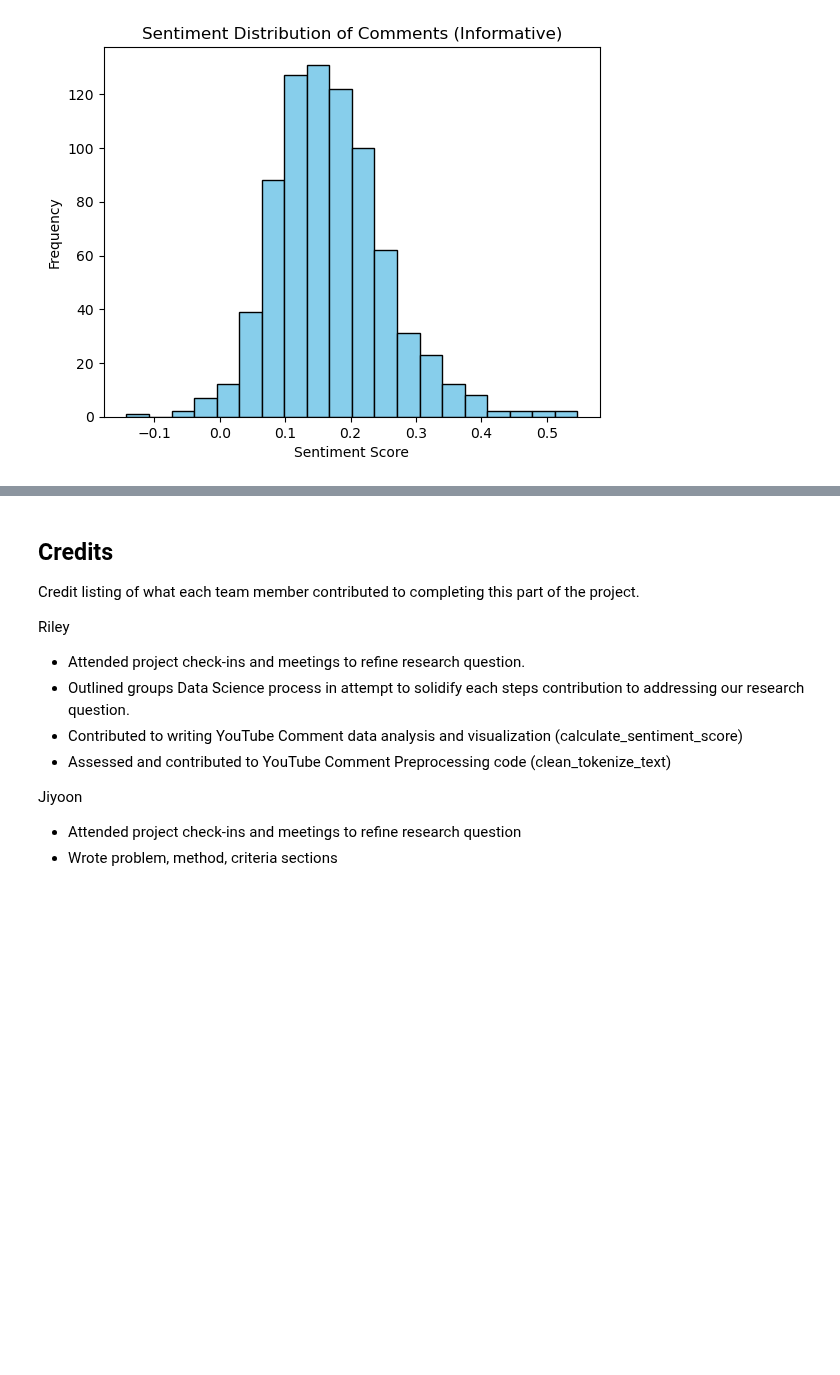
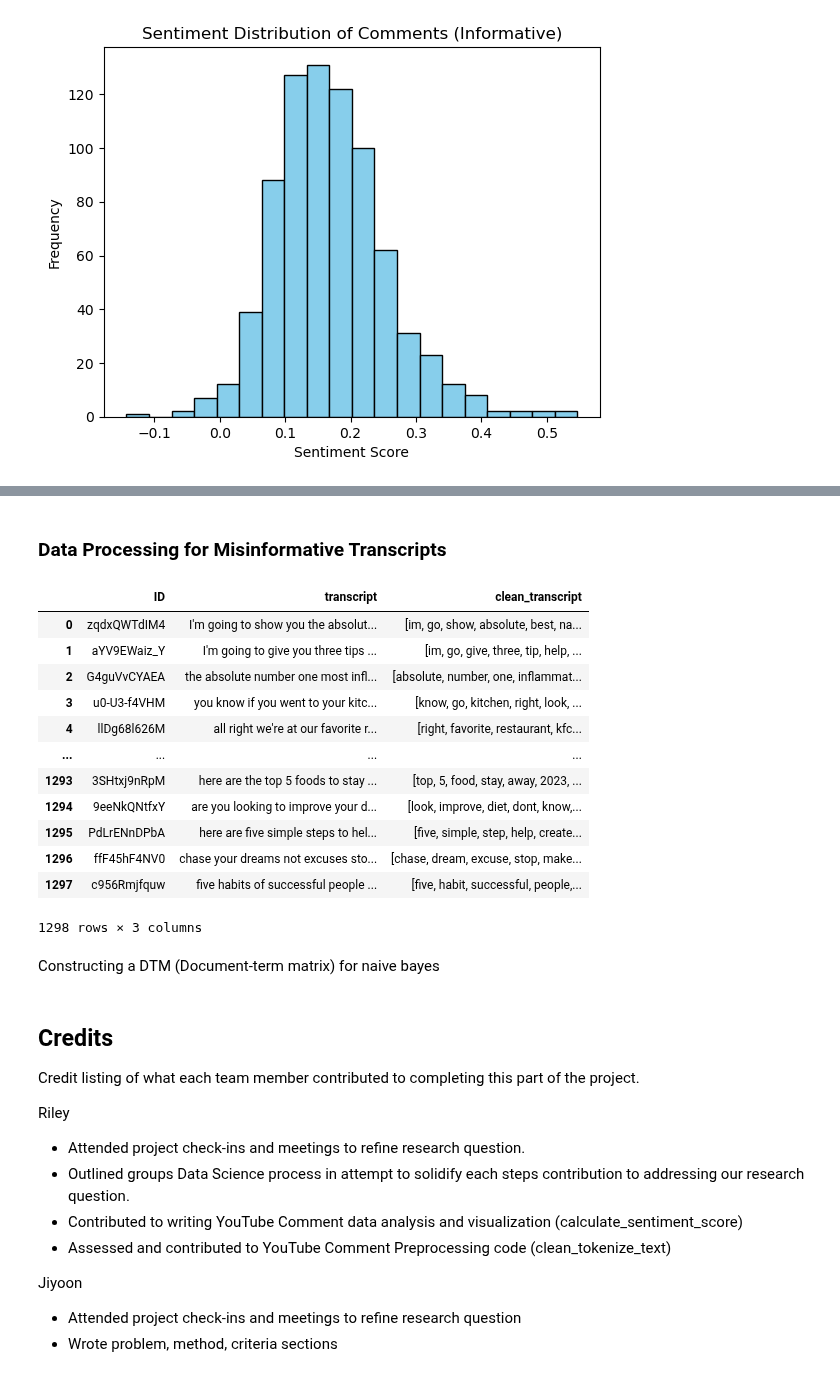
Before and after one commit to rileybaerg/TruthTube, a Jupyter notebook: TruthTubePracticumColab.ipynb, the cells around one changed output, grey strips where cells are left out. Saved outputs shown, nothing was run; the diff lists cells and outputs as text; code cells hidden in the pictures; blank space fills up the shorter version.

```diff
--- a/TruthTubePracticumColab.ipynb
+++ b/TruthTubePracticumColab.ipynb
@@ -601,0 +621,3 @@ plt.show()
+# %%
+mistranscripts_df = pd.read_csv('all_mis_transcripts.csv', delimiter=",")
+mistranscripts_df
@@ -601,0 +638,37 @@ plt.show()
+# %%
+# drop Unnamed: 0 column
+mistranscripts_df.drop(columns=['Unnamed: 0'], inplace=True)
+
+# Create an Id column
+ids = []
+# Iterate over the rows of the DataFrame
+for i, row in mistranscripts_df.iterrows():
+    # Check if the row index is even and if the row has at least one element
+    if i % 2 == 0 and len(row) > 0:
+        # Split the first element of the row by ': ' and get the second part if it exists
+        id_value = row[0].split(': ')[1] if ': ' in row[0] else None
+        # Append the ID to the list
+        ids.append(id_value)
+    else:
+        # Append None if ID is not present in the row or if it's an odd-numbered row
+        ids.append(None)
+
+# Create a new column with the extracted ID values
+mistranscripts_df['ID'] = ids
+
+# fill odd-numbered rows with ids
+mistranscripts_df['ID'] = mistranscripts_df['ID'].fillna(method='ffill')
+
+# Delete even-numbered rows
+mistranscripts_df = mistranscripts_df[~(mistranscripts_df.index % 2 == 0)]
+
+#  Reset the index to make it consecutive
+mistranscripts_df.reset_index(drop=True, inplace=True)
+
+# Rename the column named '0' to 'transcripts'
+mistranscripts_df.rename(columns={'0': 'transcript'}, inplace=True)
+
+#reorder columns
+mistranscripts_df = mistranscripts_df[['ID', 'transcript']]
+
+mistranscripts_df
@@ -601,0 +695,22 @@ plt.show()
+# %% [markdown]
+### Data Processing for Misinformative Transcripts
+# %%
+# used comments preprocessing method
+mistranscripts_df['clean_transcript'] = mistranscripts_df['transcript'].apply(clean_tokenize_text)
+mistranscripts_df
+# %% [output]
+|  | ID | transcript | clean_transcript |
+| 0 | zqdxQWTdIM4 | I'm going to show you the absolut... | [im, go, show, absolute, best, na... |
+| 1 | aYV9EWaiz_Y | I'm going to give you three tips ... | [im, go, give, three, tip, help, ... |
+| 2 | G4guVvCYAEA | the absolute number one most infl... | [absolute, number, one, inflammat... |
+| 3 | u0-U3-f4VHM | you know if you went to your kitc... | [know, go, kitchen, right, look, ... |
+| 4 | llDg68l626M | all right we're at our favorite r... | [right, favorite, restaurant, kfc... |
+| ... | ... | ... | ... |
+| 1293 | 3SHtxj9nRpM | here are the top 5 foods to stay ... | [top, 5, food, stay, away, 2023, ... |
+| 1294 | 9eeNkQNtfxY | are you looking to improve your d... | [look, improve, diet, dont, know,... |
+| 1295 | PdLrENnDPbA | here are five simple steps to hel... | [five, simple, step, help, create... |
+| 1296 | ffF45hF4NV0 | chase your dreams not excuses sto... | [chase, dream, excuse, stop, make... |
+| 1297 | c956Rmjfquw | five habits of successful people ... | [five, habit, successful, people,... |
+1298 rows × 3 columns
+# %% [markdown]
+Constructing a DTM (Document-term matrix) for naive bayes
```
Also changed, not shown: parts of 13 cells of this notebook, 1 other file.
